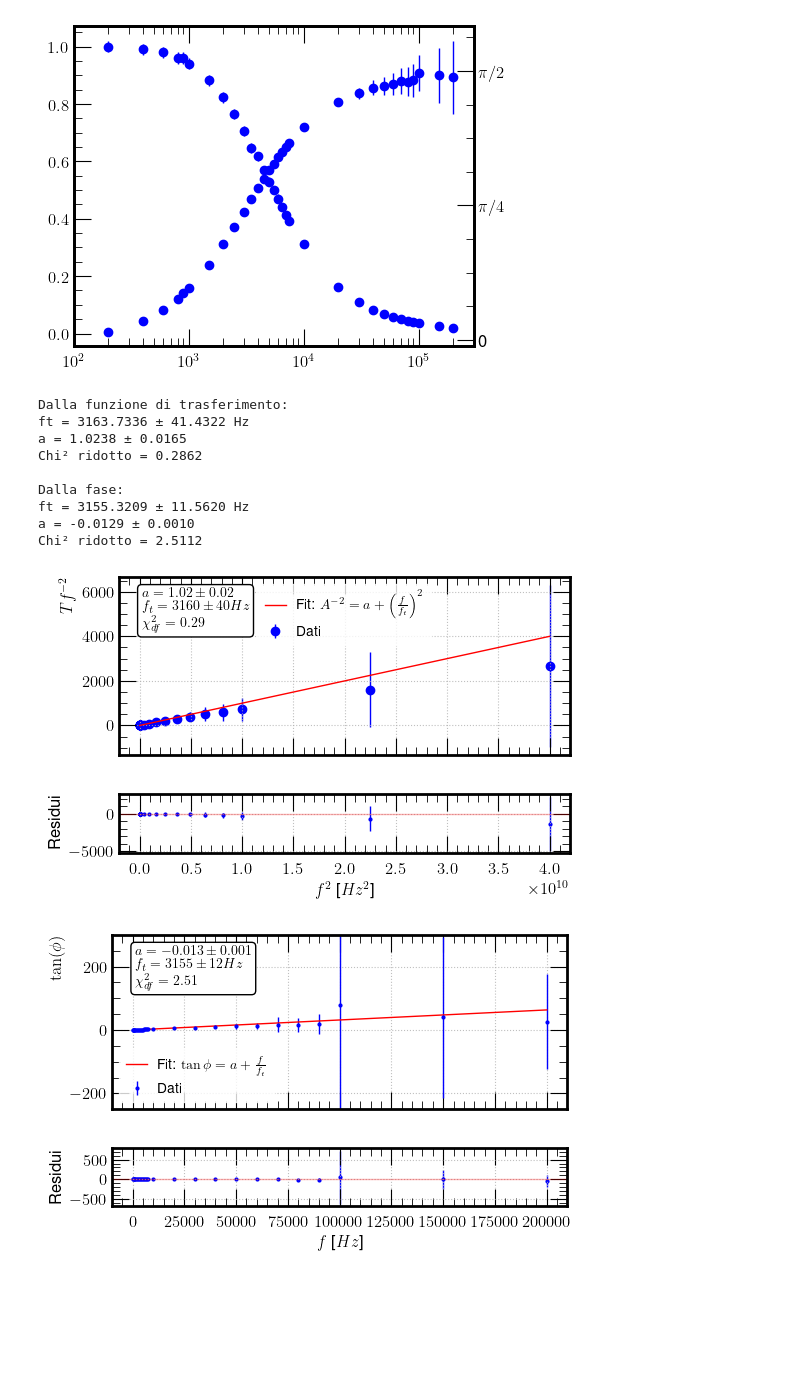
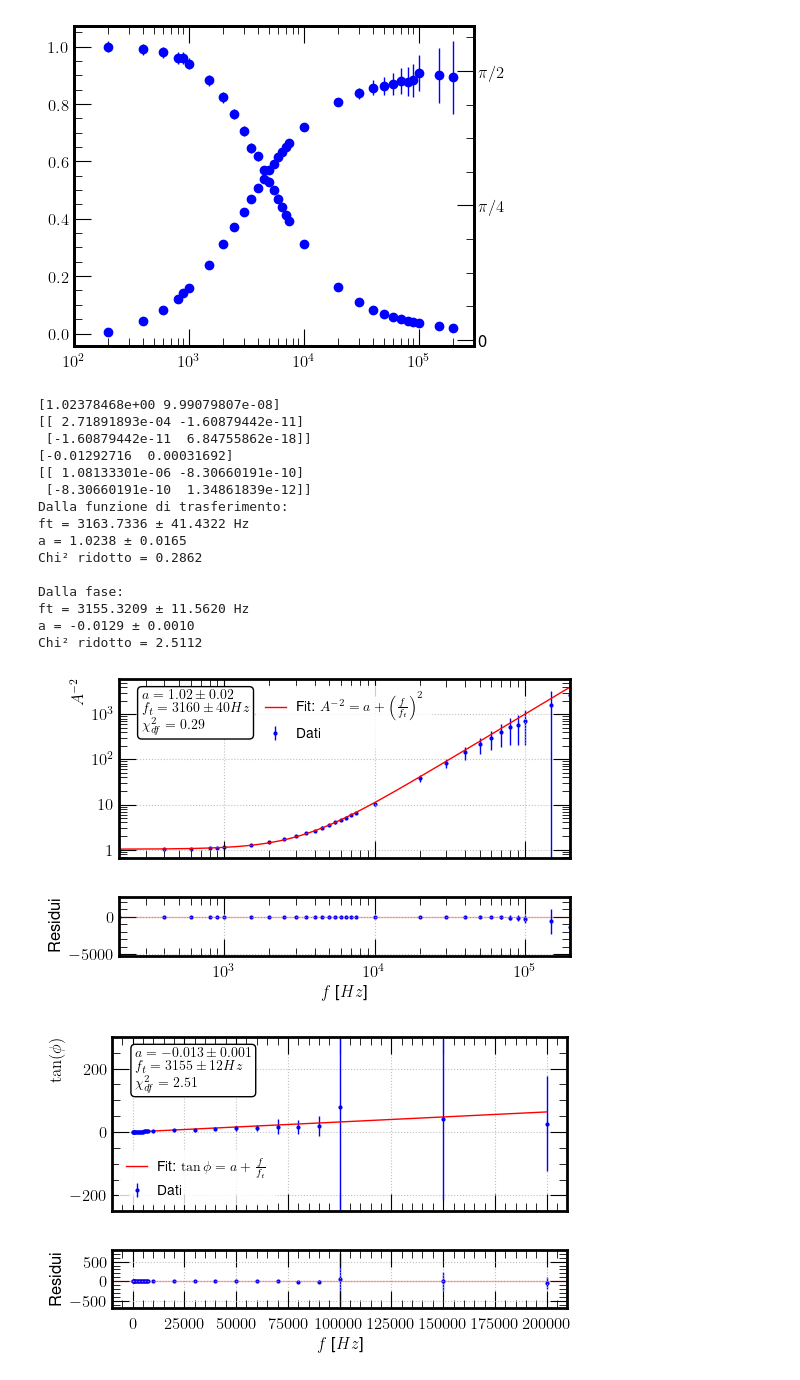
Before and after one commit to Fra005Ve/G09---SF2-, a Jupyter notebook: RC in frequenza/RCfrequenza.ipynb, the cells around one changed output. Saved outputs shown, nothing was run; the diff lists cells and outputs as text; code cells hidden in the pictures; blank space fills up the shorter version.

```diff
--- a/RC in frequenza/RCfrequenza.ipynb
+++ b/RC in frequenza/RCfrequenza.ipynb
@@ -71,6 +74,6 @@ sTfloc = np.sqrt(((data["sV"]/(25*24**0.5)) + (data["Vch2"]/Vin * sVin)**2))/Vin
 # %%
 # Fit linearizzato della f. di trasferimento in un intorno della ft (freq. di taglio)
-valtrlin, covtrlin = curve_fit(retta, floc, Tfloc, method='lm' ,sigma=sTfloc, absolute_sigma=True)
+valtrlin, covtrlin = curve_fit(retta, floc1, Tfloc1, method='lm' ,sigma=sTfloc1, absolute_sigma=True)
 
 a,b = valtrlin
 
@@ -87,10 +90,13 @@ sfrequenze.append(s_ft_tr_lin * 10**3)
 
 print(ft_tr_lin,"+/-",s_ft_tr_lin, "kHz")
 
-residutrlin = Tfloc - retta(floc, *valtrlin)
-chi2lintr = np.sum((residutrlin/Tfloc)**2)
+residutrlin = Tfloc1 - retta(floc1, *valtrlin)
+chi2lintr = np.sum((residutrlin/Tfloc1)**2)
 
-df = len(floc)-2
+df = len(floc1)-2
 
+print(valtrlin)
+print(covtrlin)
 print(chi2lintr/df)
+print(covtrlin[1,0]/(covtrlin[0,0]*covtrlin[1,1])**0.5)
 # %% [output]
@@ -99,11 +121,11 @@ print(chi2lintr/df)
 # %%
 # Fit linearizzato della fase in un intorno della ft (freq. di taglio)
-valphilin, covphilin = curve_fit(retta, floc, philoc, method='lm' ,sigma=sphiloc, absolute_sigma=True)
+valphilin, covphilin = curve_fit(retta, floc2, philoc2, method='lm' ,sigma=sphiloc2, absolute_sigma=True)
 
-residuPhilin = philoc - retta(floc, *valphilin)
-chi2linPhi = np.sum((residuPhilin/sphiloc)**2)
+residuPhilin = philoc2 - retta(floc2, *valphilin)
+chi2linPhi = np.sum((residuPhilin/sphiloc2)**2)
 
-df = len(floc)-2
+df = len(floc2)-2
 
 print(chi2linPhi/df)
 
@@ -119,4 +141,8 @@ sfrequenze.append(s_ft_phi_lin * 10**3)
 
 
 print(ft_phi_lin,"+/-",s_ft_phi_lin, "kHz")
+
+print(valphilin)
+print(covphilin)
+print(covphilin[1,0]/(covphilin[0,0]*covphilin[1,1])**0.5)
 # %% [output]
@@ -300,11 +352,13 @@ def plot_results(f, Tf, sTf, phi, sphi, params_Tf, chi2_Tf, residui_Tf, y_fit_Tf
     y_data_Tf = 1.0/(Tf**2)
     yerr_Tf = 2.0*sTf/(Tf**3)
 
-    x_fit = np.linspace(min(x_data_Tf), max(x_data_Tf), 100)
+    x_fit = np.linspace(min(x_data_Tf), max(x_data_Tf), 1000000)
     y_fit = retta(x_fit, params_Tf[0], params_Tf[1])
 
-    ax1.errorbar(x_data_Tf, y_data_Tf, yerr=yerr_Tf, fmt='o', label='Dati', zorder = -1)
-    ax1.plot(x_fit, y_fit, 'r-', label=r'Fit: $A ^{-2} = a + \left(\frac{f}{f_t}\right)^2$')
+    ax1.loglog()
+
+    ax1.errorbar(np.sqrt(x_data_Tf), y_data_Tf, yerr=yerr_Tf, fmt='o', ms=2, label='Dati', zorder = -1)
+    ax1.plot(np.sqrt(x_fit), y_fit, 'r-', label=r'Fit: $A ^{-2} = a + \left(\frac{f}{f_t}\right)^2$')
 
     # Aggiungiamo textbox con i parametri del fit
     textstr = '\n'.join((
@@ -315,15 +369,17 @@ def plot_results(f, Tf, sTf, phi, sphi, params_Tf, chi2_Tf, residui_Tf, y_fit_Tf
     ax1.text(0.05, 0.95, textstr, transform=ax1.transAxes, fontsize=10,
             verticalalignment='top', bbox=props)
 
-    ax1.set_ylabel(r'$Tf^{-2}$')
+    ax1.set_ylabel(r'$A^{-2}$')
     ax1.legend(loc = "upper center")
     ax1.grid(True)
 
+    ax1.set_xlim(min(np.sqrt(x_fit)), max(np.sqrt(x_fit)))
+
     # Plot dei residui
     ax3.axhline(y=0, color='r', linestyle='-', alpha=0.3)
-    ax3.errorbar(x_data_Tf, residui_Tf, yerr=yerr_Tf, fmt='o', ms = 2, label='Dati', zorder = -1)
+    ax3.errorbar(np.sqrt(x_data_Tf), residui_Tf, yerr=yerr_Tf, fmt='o', ms = 2, label='Dati', zorder = -1)
     ax3.grid(True)
-    ax3.set_xlabel(r'$f^2$ [$Hz^2$]', loc = 'center')
+    ax3.set_xlabel(r'$f$ [$Hz$]', loc = 'center')
 
     ax3.set_ylabel('Residui')
 
@@ -390,41 +446,53 @@ def plot_results(f, Tf, sTf, phi, sphi, params_Tf, chi2_Tf, residui_Tf, y_fit_Tf
 
 # Esegui i fit
 a_Tf, a_err_Tf, ft_Tf, ft_err_Tf, params_Tf, _, chi2_Tf, residui_Tf, y_fit_Tf = fiAunzione_trasferimento(f, Tf, sTf)
+print(params_Tf)
+print(_)
+
 a_phi, a_err_phi, ft_phi, ft_err_phi, params_phi, _, chi2_phi, residui_phi, y_fit_phi = fiAase(f, phi, sphi)
+print(params_phi)
+print(_)
+
 
 # Stampa i risultati
 print(f"Dalla funzione di trasferimento:")
 print(f"ft = {ft_Tf:.4f} ± {ft_err_Tf:.4f} Hz")
 print(f"a = {a_Tf:.4f} ± {a_err_Tf:.4f}")
 print(f"Chi² ridotto = {chi2_Tf:.4f}")
 print("\nDalla fase:")
 print(f"ft = {ft_phi:.4f} ± {ft_err_phi:.4f} Hz")
 print(f"a = {a_phi:.4f} ± {a_err_phi:.4f}")
 print(f"Chi² ridotto = {chi2_phi:.4f}")
 
 # Visualizza i risultati
 fig1, fig2 = plot_results(f, Tf, sTf, phi, sphi, params_Tf, chi2_Tf, residui_Tf, y_fit_Tf,
                          params_phi, chi2_phi, residui_phi, y_fit_phi,
                          ft_Tf, ft_err_Tf, a_Tf, a_err_Tf,
                          ft_phi, ft_err_phi, a_phi, a_err_phi)
 
 
 
 frequenze.append(ft_Tf)
 frequenze.append(ft_phi)
 sfrequenze.append(ft_err_Tf)
 sfrequenze.append(ft_err_phi)
 # %% [output]
+[1.02378468e+00 9.99079807e-08]
+[[ 2.71891893e-04 -1.60879442e-11]
+ [-1.60879442e-11  6.84755862e-18]]
+[-0.01292716  0.00031692]
+[[ 1.08133301e-06 -8.30660191e-10]
+ [-8.30660191e-10  1.34861839e-12]]
 Dalla funzione di trasferimento:
 ft = 3163.7336 ± 41.4322 Hz
 a = 1.0238 ± 0.0165
 Chi² ridotto = 0.2862
 
 Dalla fase:
 ft = 3155.3209 ± 11.5620 Hz
 a = -0.0129 ± 0.0010
 Chi² ridotto = 2.5112
-[figure, old version]
+[figure, new version]
 [figure]
 # %%
 # Fit della funzione di trasferimento non lineare
```
Also changed, not shown: parts of 20 cells of this notebook, 12 other files.
